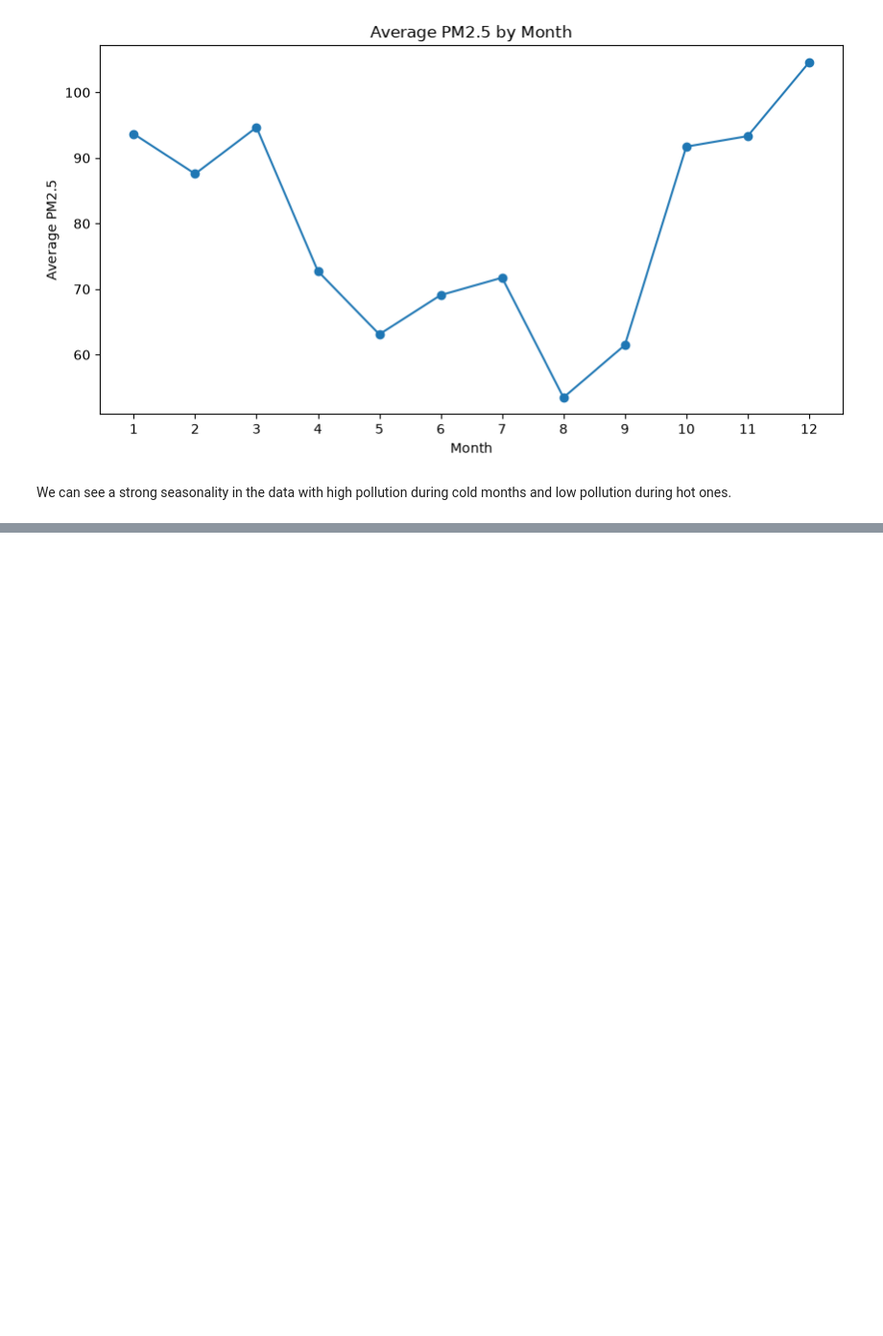
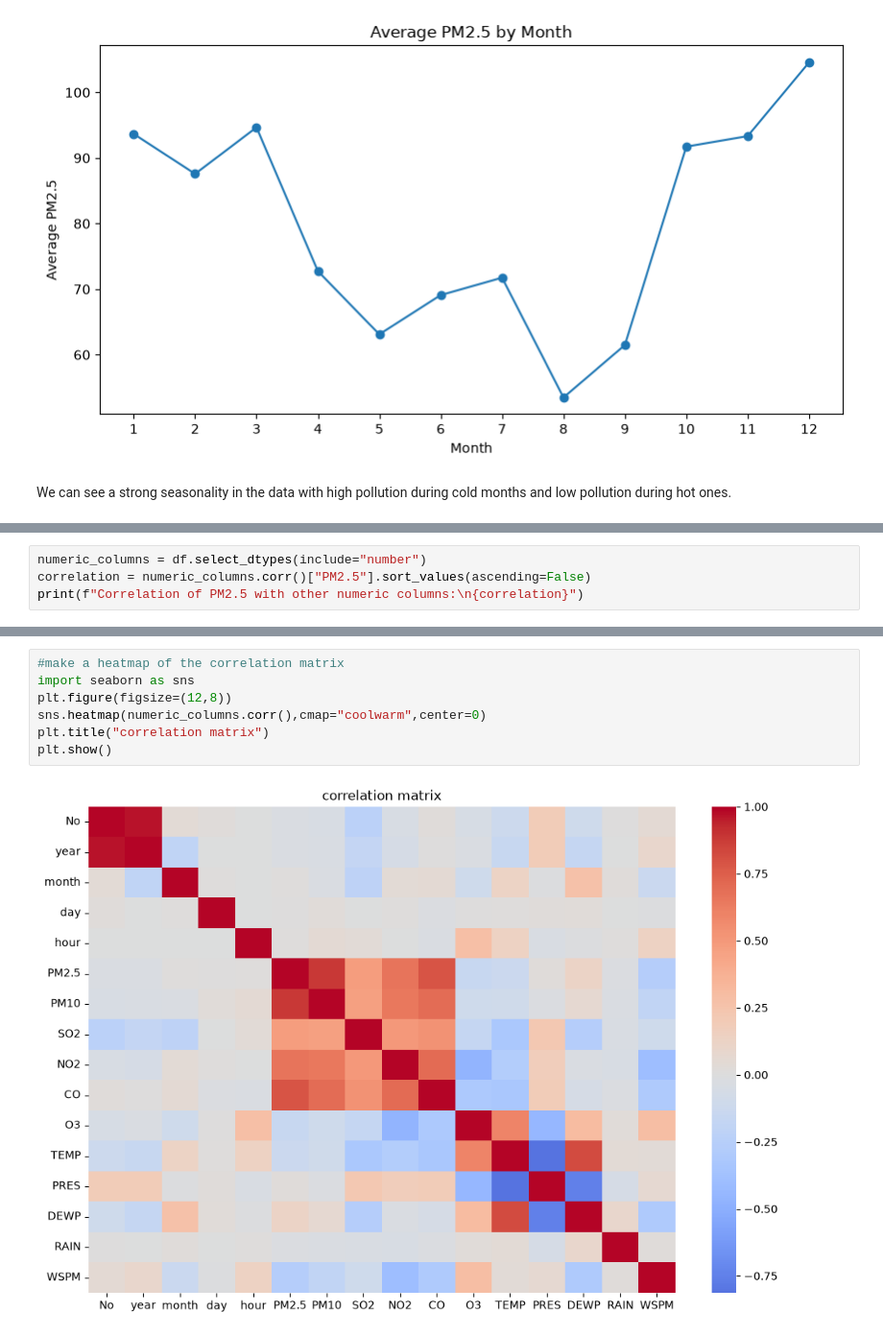
Before and after one commit to challandenathan/air-quality-prediction, a Jupyter notebook: notebooks/exploration.ipynb, the cells around one changed output, grey strips where cells are left out. Shown at 96% size. Saved outputs shown, nothing was run; the diff lists cells and outputs as text; blank space fills up the shorter version.

```diff
--- a/notebooks/exploration.ipynb
+++ b/notebooks/exploration.ipynb
@@ -206,0 +209,4 @@ We can see a strong seasonality in the data with high pollution during cold mont
+# %%
+numeric_columns = df.select_dtypes(include="number")
+correlation = numeric_columns.corr()["PM2.5"].sort_values(ascending=False)
+print(f"Correlation of PM2.5 with other numeric columns:\n{correlation}")
@@ -206,0 +232,9 @@ We can see a strong seasonality in the data with high pollution during cold mont
+# %%
+#make a heatmap of the correlation matrix
+import seaborn as sns
+plt.figure(figsize=(12,8))
+sns.heatmap(numeric_columns.corr(),cmap="coolwarm",center=0)
+plt.title("correlation matrix")
+plt.show()
+# %% [output]
+[figure, added]
```
Also changed, not shown: parts of 9 cells of this notebook.
